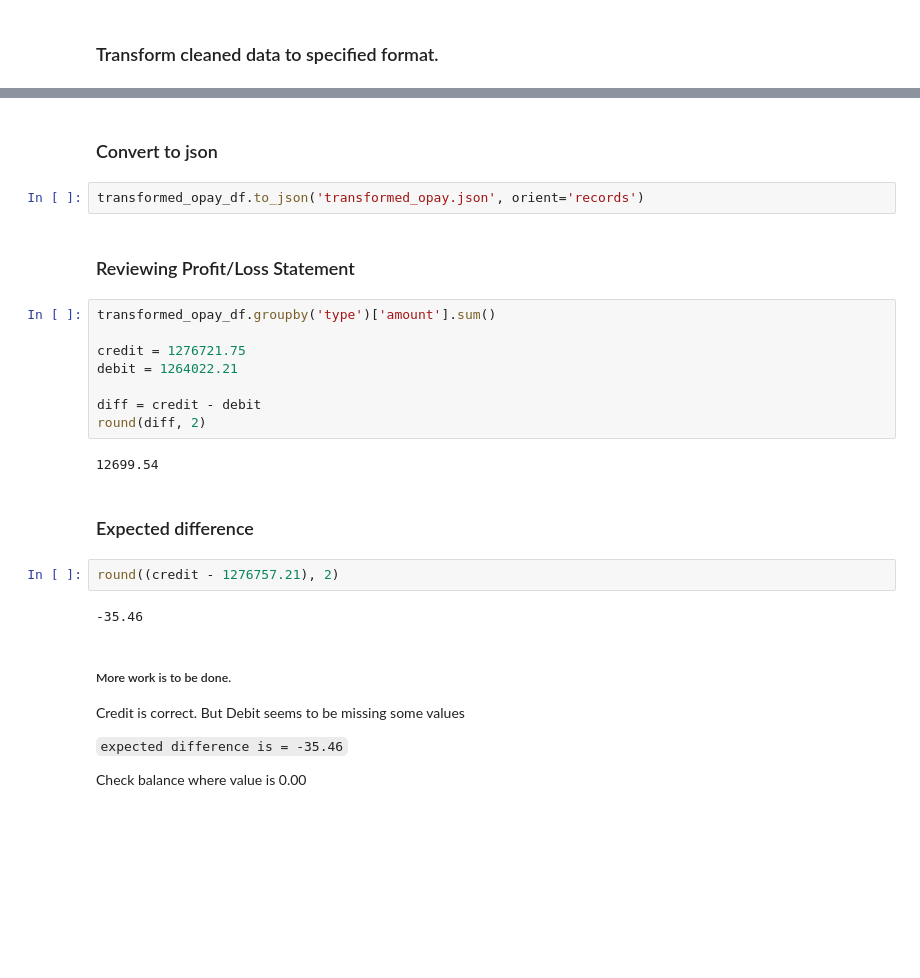
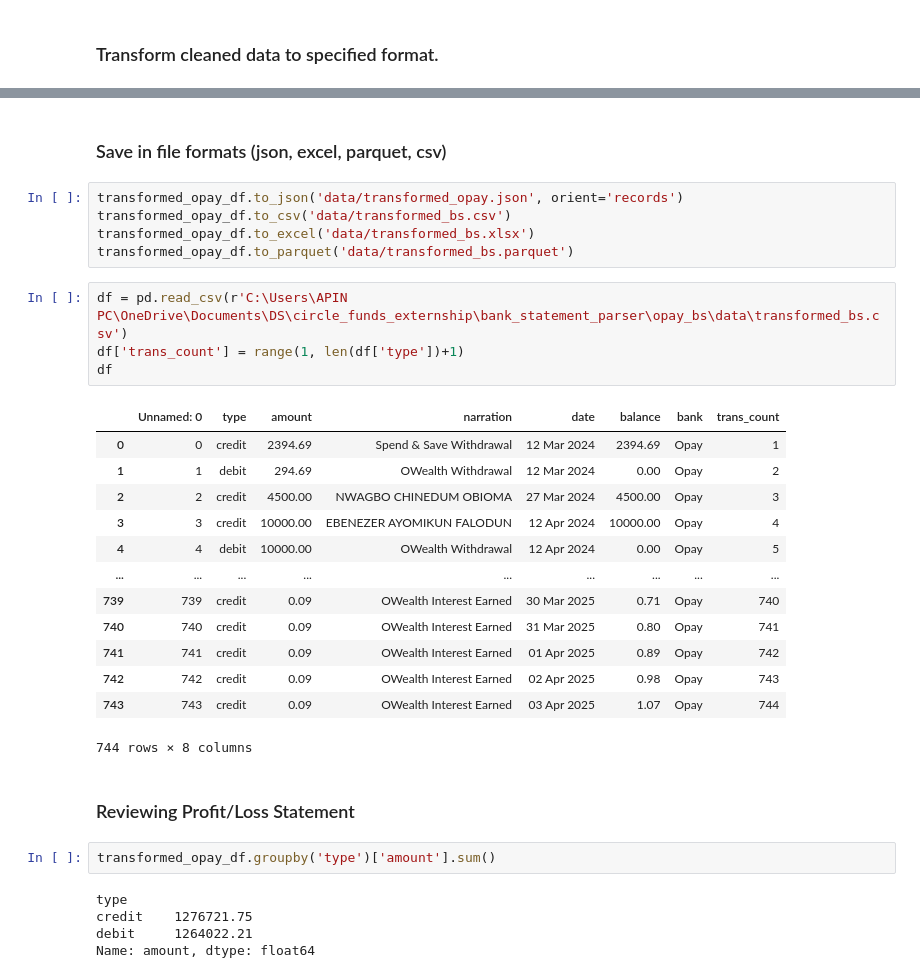
Before and after one commit to Iyanuvicky22/bank_statement_parser, a Jupyter notebook: opay_bs/opay_bs_parser.ipynb, the cells around one changed output, grey strips where cells are left out. Drawn from its saved outputs; the diff is of its cells as text; blank space fills up the shorter version.

```diff
--- a/opay_bs/opay_bs_parser.ipynb
+++ b/opay_bs/opay_bs_parser.ipynb
@@ -248,29 +198,34 @@ transformed_opay_df.to_csv('Transformed_bs.csv')
-# %% [markdown]
-### Convert to json
-# %%
-transformed_opay_df.to_json('transformed_opay.json', orient='records')
+# %% [markdown]
+### Save in file formats (json, excel, parquet, csv)
+# %%
+transformed_opay_df.to_json('data/transformed_opay.json', orient='records')
+transformed_opay_df.to_csv('data/transformed_bs.csv')
+transformed_opay_df.to_excel('data/transformed_bs.xlsx')
+transformed_opay_df.to_parquet('data/transformed_bs.parquet')
+# %%
+df = pd.read_csv(r'C:\Users\APIN PC\OneDrive\Documents\DS\circle_funds_externship\bank_statement_parser\opay_bs\data\transformed_bs.csv')
+df['trans_count'] = range(1, len(df['type'])+1)
+df
+# %% [output]
+|  | Unnamed: 0 | type | amount | narration | date | balance | bank | trans_count |
+| 0 | 0 | credit | 2394.69 | Spend & Save Withdrawal | 12 Mar 2024 | 2394.69 | Opay | 1 |
+| 1 | 1 | debit | 294.69 | OWealth Withdrawal | 12 Mar 2024 | 0.00 | Opay | 2 |
+| 2 | 2 | credit | 4500.00 | NWAGBO CHINEDUM OBIOMA | 27 Mar 2024 | 4500.00 | Opay | 3 |
+| 3 | 3 | credit | 10000.00 | EBENEZER AYOMIKUN FALODUN | 12 Apr 2024 | 10000.00 | Opay | 4 |
+| 4 | 4 | debit | 10000.00 | OWealth Withdrawal | 12 Apr 2024 | 0.00 | Opay | 5 |
+| ... | ... | ... | ... | ... | ... | ... | ... | ... |
+| 739 | 739 | credit | 0.09 | OWealth Interest Earned | 30 Mar 2025 | 0.71 | Opay | 740 |
+| 740 | 740 | credit | 0.09 | OWealth Interest Earned | 31 Mar 2025 | 0.80 | Opay | 741 |
+| 741 | 741 | credit | 0.09 | OWealth Interest Earned | 01 Apr 2025 | 0.89 | Opay | 742 |
+| 742 | 742 | credit | 0.09 | OWealth Interest Earned | 02 Apr 2025 | 0.98 | Opay | 743 |
+| 743 | 743 | credit | 0.09 | OWealth Interest Earned | 03 Apr 2025 | 1.07 | Opay | 744 |
+744 rows × 8 columns
 # %% [markdown]
 ### Reviewing Profit/Loss Statement
 # %%
 transformed_opay_df.groupby('type')['amount'].sum()
-
-credit = 1276721.75
-debit = 1264022.21
-
-diff = credit - debit
-round(diff, 2)
 # %% [output]
-12699.54
+type
+credit    1276721.75
+debit     1264022.21
+Name: amount, dtype: float64
-# %% [markdown]
-### Expected difference
-# %%
-round((credit - 1276757.21), 2)
-# %% [output]
--35.46
-# %% [markdown]
-##### More work is to be done.
-Credit is correct. But Debit seems to be missing some values
-
-`expected difference is = -35.46`
-
-Check balance where value is 0.00
```
Also changed, not shown: parts of 26 cells of this notebook, 14 other files.
